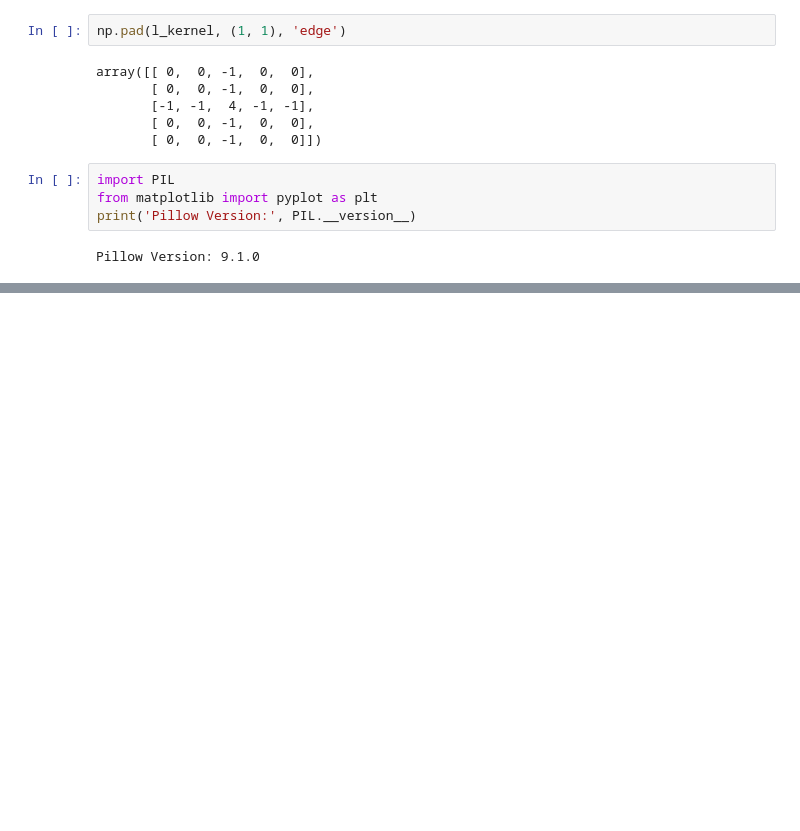
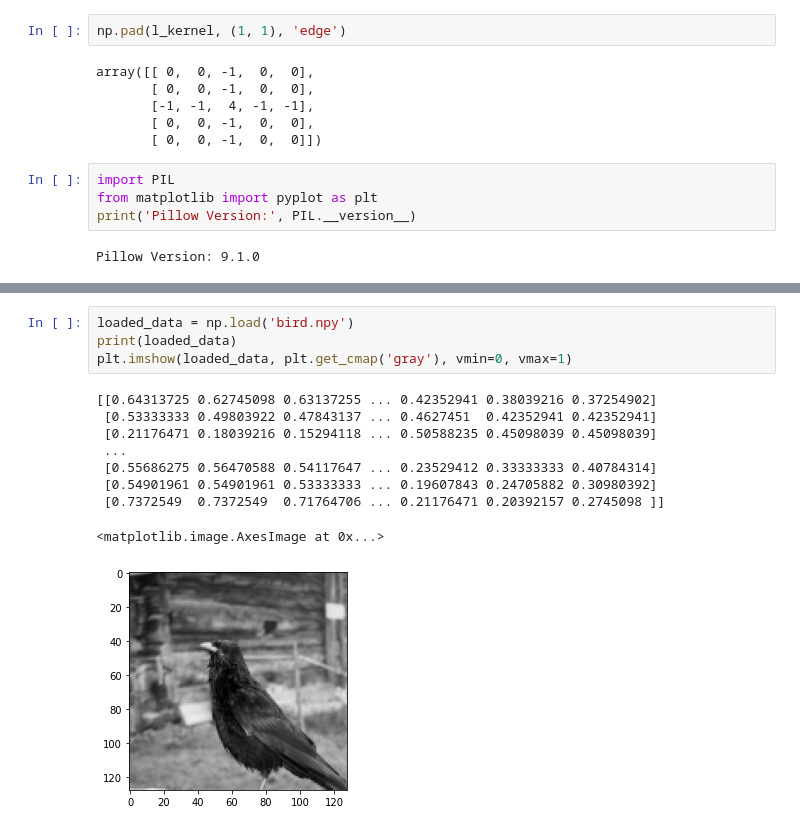
Before and after one commit to JosephSaliba01/ECSE343-Coding-Assignments, a Jupyter notebook: Assignment 4/draft.ipynb, the cells around one changed output, grey strips where cells are left out. Drawn from its saved outputs; the diff is of its cells as text; blank space fills up the shorter version.

```diff
--- a/Assignment 4/draft.ipynb
+++ b/Assignment 4/draft.ipynb
@@ -147,0 +145,14 @@ RGB
+# %%
+loaded_data = np.load('bird.npy')
+print(loaded_data)
+plt.imshow(loaded_data, plt.get_cmap('gray'), vmin=0, vmax=1)
+# %% [output]
+[[0.64313725 0.62745098 0.63137255 ... 0.42352941 0.38039216 0.37254902]
+ [0.53333333 0.49803922 0.47843137 ... 0.4627451  0.42352941 0.42352941]
+ [0.21176471 0.18039216 0.15294118 ... 0.50588235 0.45098039 0.45098039]
+ ...
+ [0.55686275 0.56470588 0.54117647 ... 0.23529412 0.33333333 0.40784314]
+ [0.54901961 0.54901961 0.53333333 ... 0.19607843 0.24705882 0.30980392]
+ [0.7372549  0.7372549  0.71764706 ... 0.21176471 0.20392157 0.2745098 ]]
+<matplotlib.image.AxesImage at 0x...>
+[figure, added]
```
Also changed, not shown: parts of 3 cells of this notebook, 1 other file.
